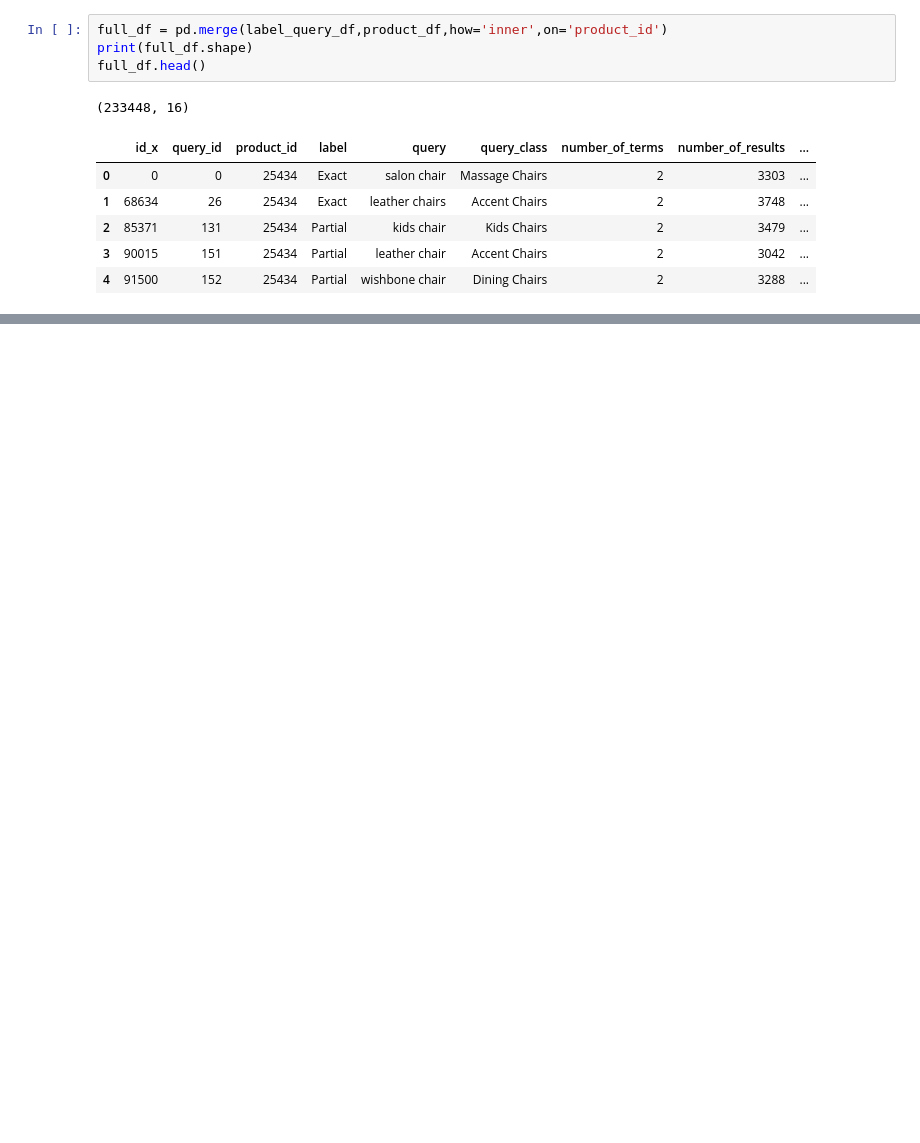
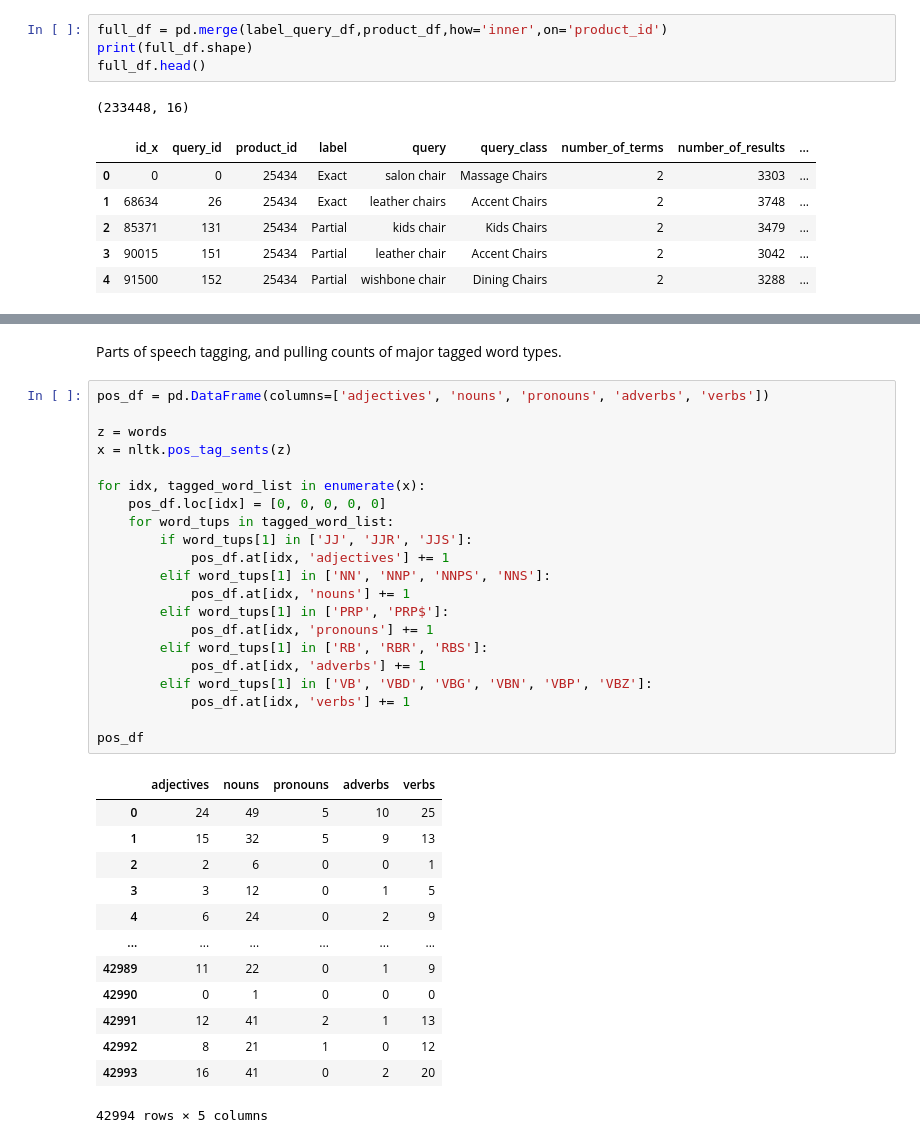
Before and after one commit to jforster19/Data620, a Jupyter notebook: Final Project.ipynb, the cells around one changed output, grey strips where cells are left out. Drawn from its saved outputs; the diff is of its cells as text; blank space fills up the shorter version.

```diff
--- a/Final Project.ipynb
+++ b/Final Project.ipynb
@@ -202,0 +320,37 @@ full_df.head()
+# %% [markdown]
+Parts of speech tagging, and pulling counts of major tagged word types.
+# %%
+pos_df = pd.DataFrame(columns=['adjectives', 'nouns', 'pronouns', 'adverbs', 'verbs'])
+
+z = words
+x = nltk.pos_tag_sents(z)
+
+for idx, tagged_word_list in enumerate(x):
+    pos_df.loc[idx] = [0, 0, 0, 0, 0]
+    for word_tups in tagged_word_list:
+        if word_tups[1] in ['JJ', 'JJR', 'JJS']:
+            pos_df.at[idx, 'adjectives'] += 1
+        elif word_tups[1] in ['NN', 'NNP', 'NNPS', 'NNS']:
+            pos_df.at[idx, 'nouns'] += 1
+        elif word_tups[1] in ['PRP', 'PRP$']:
+            pos_df.at[idx, 'pronouns'] += 1
+        elif word_tups[1] in ['RB', 'RBR', 'RBS']:
+            pos_df.at[idx, 'adverbs'] += 1
+        elif word_tups[1] in ['VB', 'VBD', 'VBG', 'VBN', 'VBP', 'VBZ']:
+            pos_df.at[idx, 'verbs'] += 1
+
+pos_df
+# %% [output]
+|  | adjectives | nouns | pronouns | adverbs | verbs |
+| 0 | 24 | 49 | 5 | 10 | 25 |
+| 1 | 15 | 32 | 5 | 9 | 13 |
+| 2 | 2 | 6 | 0 | 0 | 1 |
+| 3 | 3 | 12 | 0 | 1 | 5 |
+| 4 | 6 | 24 | 0 | 2 | 9 |
+| ... | ... | ... | ... | ... | ... |
+| 42989 | 11 | 22 | 0 | 1 | 9 |
+| 42990 | 0 | 1 | 0 | 0 | 0 |
+| 42991 | 12 | 41 | 2 | 1 | 13 |
+| 42992 | 8 | 21 | 1 | 0 | 12 |
+| 42993 | 16 | 41 | 0 | 2 | 20 |
+42994 rows × 5 columns
```
Also changed, not shown: parts of 29 cells of this notebook.
